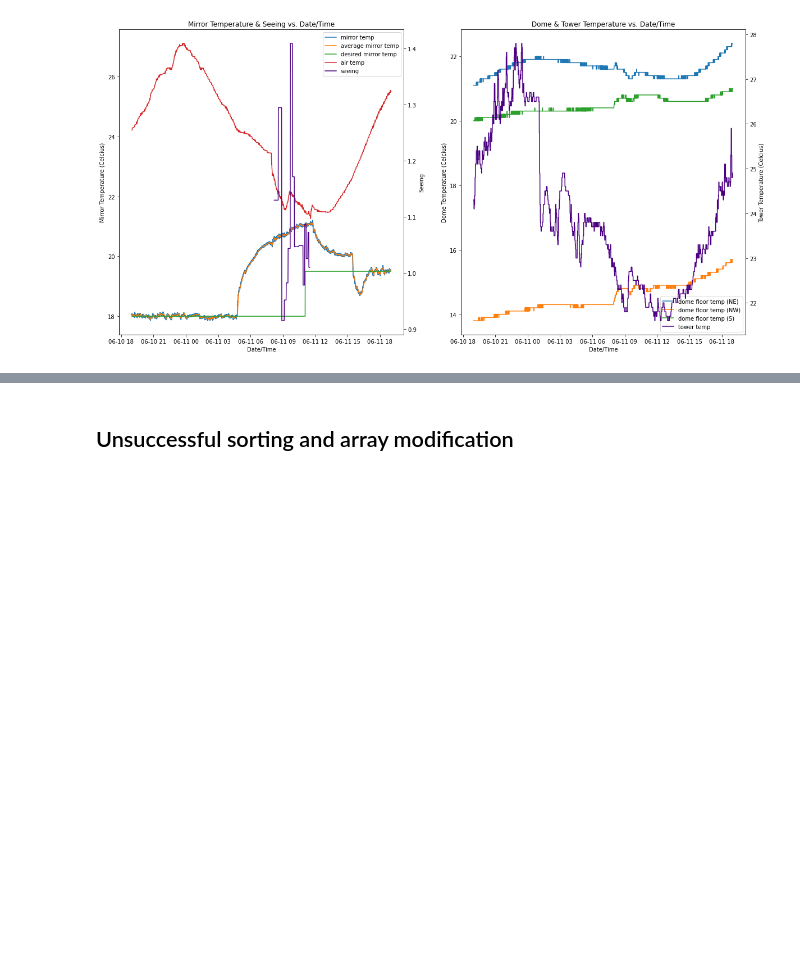
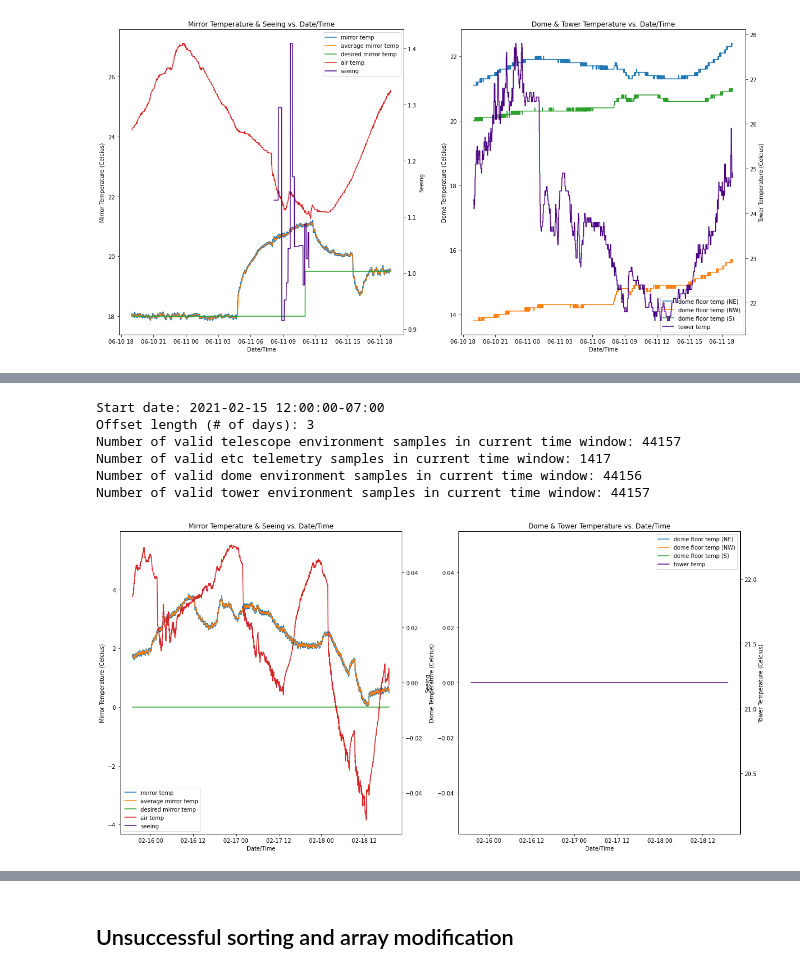
Before and after one commit to austinlucaslake/desiforecast, a Jupyter notebook: data/time_sync/time_sync.ipynb, the cells around one changed output, grey strips where cells are left out. Saved outputs shown, nothing was run; the diff lists cells and outputs as text; code cells hidden in the pictures; blank space fills up the shorter version.

```diff
--- a/data/time_sync/time_sync.ipynb
+++ b/data/time_sync/time_sync.ipynb
@@ -186,4 +187,12 @@ ValueError: not enough values to unpack (expected 1, got 0)
 # %%
-new_temperature_plot(year=2021, month=5, day=15, offset=3)
+new_temperature_plot(year=2021, month=2, day=15, offset=3)
+# %% [output]
+Start date: 2021-02-15 12:00:00-07:00
+Offset length (# of days): 3
+Number of valid telescope environment samples in current time window: 44157
+Number of valid etc telemetry samples in current time window: 1417
+Number of valid dome environment samples in current time window: 44156
+Number of valid tower environment samples in current time window: 44157
+[figure, added]
 # %%
 new_temperature_plot(year=2021, month=6, day=15, offset=3)
```
Also changed, not shown: parts of 17 cells of this notebook, 19 other files.
